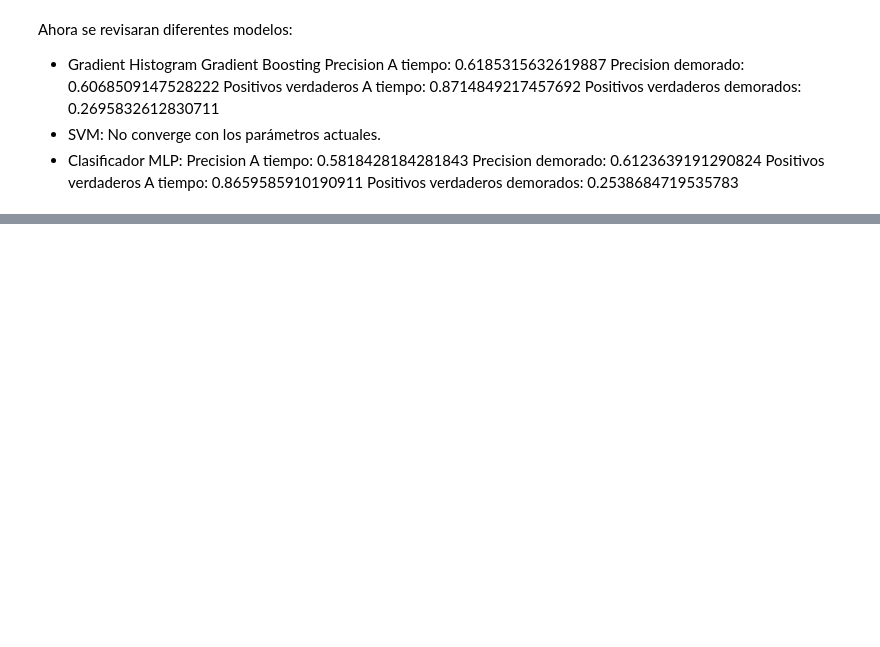
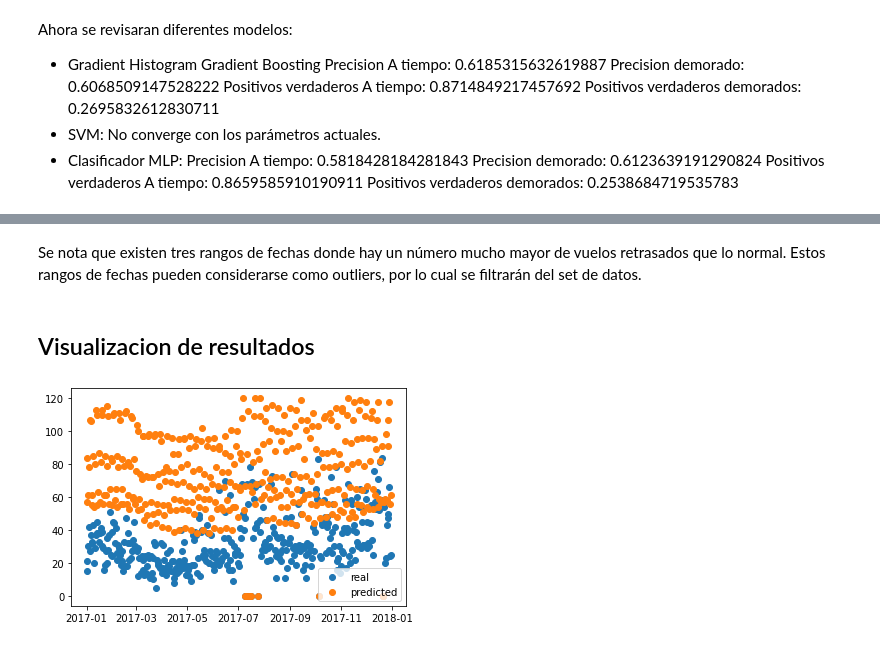
Before and after one commit to AndresFrancoG/desafioDSLatam, a Jupyter notebook: solution.ipynb, the cells around one changed output, grey strips where cells are left out. Drawn from its saved outputs; the diff is of its cells as text; code cells hidden in the pictures; blank space fills up the shorter version.

```diff
--- a/solution.ipynb
+++ b/solution.ipynb
@@ -573,0 +574,27 @@ Se nota que existen tres rangos de fechas donde hay un número mucho mayor de vu
+# %% [markdown]
+Se nota que existen tres rangos de fechas donde hay un número mucho mayor de vuelos retrasados que lo normal.  Estos rangos de fechas pueden considerarse como outliers, por lo cual se filtrarán del set de datos.
+# %% [markdown]
+## Visualizacion de resultados
+# %%
+y_pred_final=pipeline_mdl.predict(X)
+latamDF_no_outliers_res = latamDF_no_outliers
+latamDF_no_outliers_res['real']=y
+latamDF_no_outliers_res['predicted']=y_pred_final
+
+
+atrasados = latamDF.atraso_15.unique().tolist()
+latamDF_trained_atrasados_real = latamDF_no_outliers_res.loc[latamDF_no_outliers_res['real']==1]
+countMD_real = latamDF_trained_atrasados_real.groupby(pd.Grouper(key='Fecha-I',freq='1D')).count()
+ax = plt.scatter(countMD_real.index,countMD_real['Fecha-O'],label='real')
+
+
+latamDF_trained_atrasados_predicted = latamDF_no_outliers_res.loc[latamDF_no_outliers_res['predicted']==1]
+countMD_predicted = latamDF_trained_atrasados_predicted.groupby(pd.Grouper(key='Fecha-I',freq='1D')).count()
+ax = plt.scatter(countMD_predicted.index,countMD_predicted['Fecha-O'],label='predicted')
+
+#ax = plt.scatter(countMD_predicted.index,countMD_predicted['Fecha-O']-countMD_real['Fecha-O'],label='diferencia')
+
+plt.legend()
+plt.show()
+# %% [output]
+[figure, added]
```
Also changed, not shown: parts of 17 cells of this notebook.
